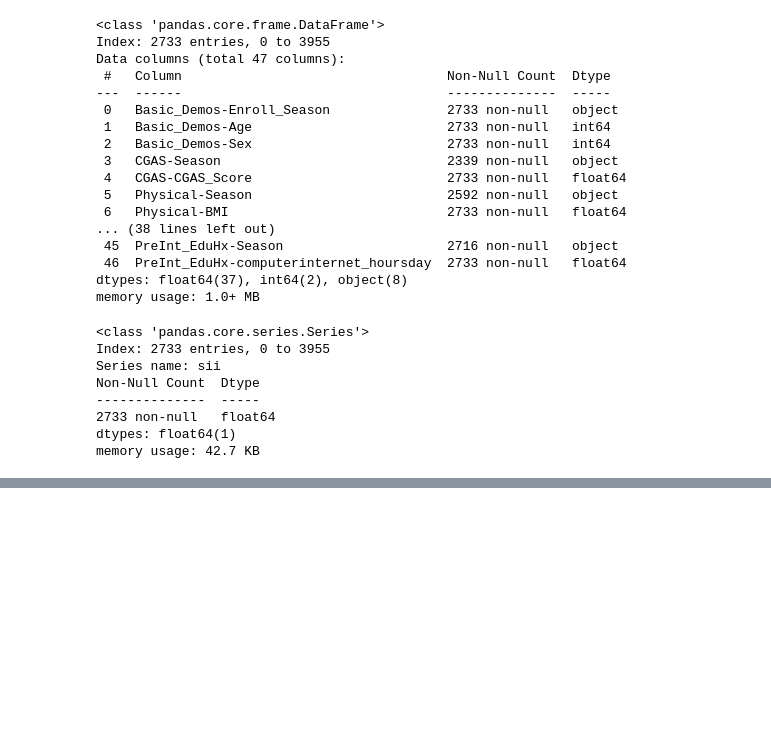
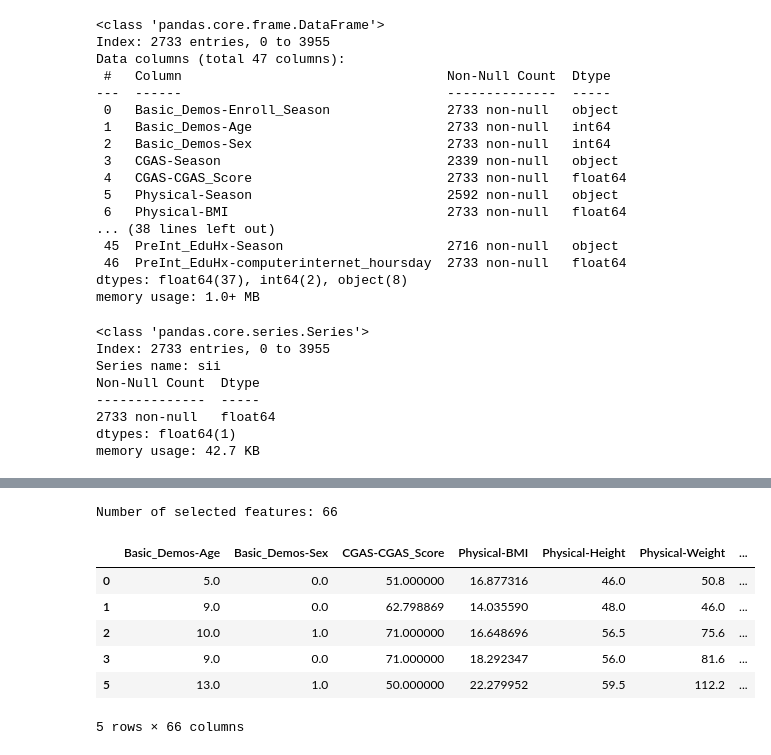
Before and after one commit to Assz2/DWM, a Jupyter notebook: def_data_cleaning.ipynb, the cells around one changed output, grey strips where cells are left out. Saved outputs shown, nothing was run; the diff lists cells and outputs as text; code cells hidden in the pictures; blank space fills up the shorter version.

```diff
--- a/def_data_cleaning.ipynb
+++ b/def_data_cleaning.ipynb
@@ -296,0 +320,4 @@ ValueError: could not convert string to float: 'Fall'
+# %%
+# convert all numerical features to float64
+x_train = x_train.astype('float64')
+x_train.info()
@@ -296,0 +342,27 @@ ValueError: could not convert string to float: 'Fall'
+# %%
+# train a Random Forest to subselect the most informative features and drop the rest
+from sklearn.feature_selection import RFECV
+from sklearn.ensemble import RandomForestClassifier
+
+rf_small = RandomForestClassifier(n_estimators=50)
+
+selector = RFECV(rf_small, step=1, cv=4,
+                 scoring='accuracy',        # https://scikit-learn.org/stable/modules/model_evaluation.html#scoring-parameter
+                 min_features_to_select=1)
+
+selector.fit(x_train, y_train);
+# %%
+print (f"Number of selected features: {selector.n_features_}")
+# %% [output]
+Number of selected features: 66
+# %%
+X_features = x_train[x_train.columns[selector.support_]]
+X_features.head()
+# %% [output]
+|  | Basic_Demos-Age | Basic_Demos-Sex | CGAS-CGAS_Score | Physical-BMI | Physical-Height | Physical-Weight | ... |
+| 0 | 5.0 | 0.0 | 51.000000 | 16.877316 | 46.0 | 50.8 | ... |
+| 1 | 9.0 | 0.0 | 62.798869 | 14.035590 | 48.0 | 46.0 | ... |
+| 2 | 10.0 | 1.0 | 71.000000 | 16.648696 | 56.5 | 75.6 | ... |
+| 3 | 9.0 | 0.0 | 71.000000 | 18.292347 | 56.0 | 81.6 | ... |
+| 5 | 13.0 | 1.0 | 50.000000 | 22.279952 | 59.5 | 112.2 | ... |
+5 rows × 66 columns
```
Also changed, not shown: parts of 13 cells of this notebook.
